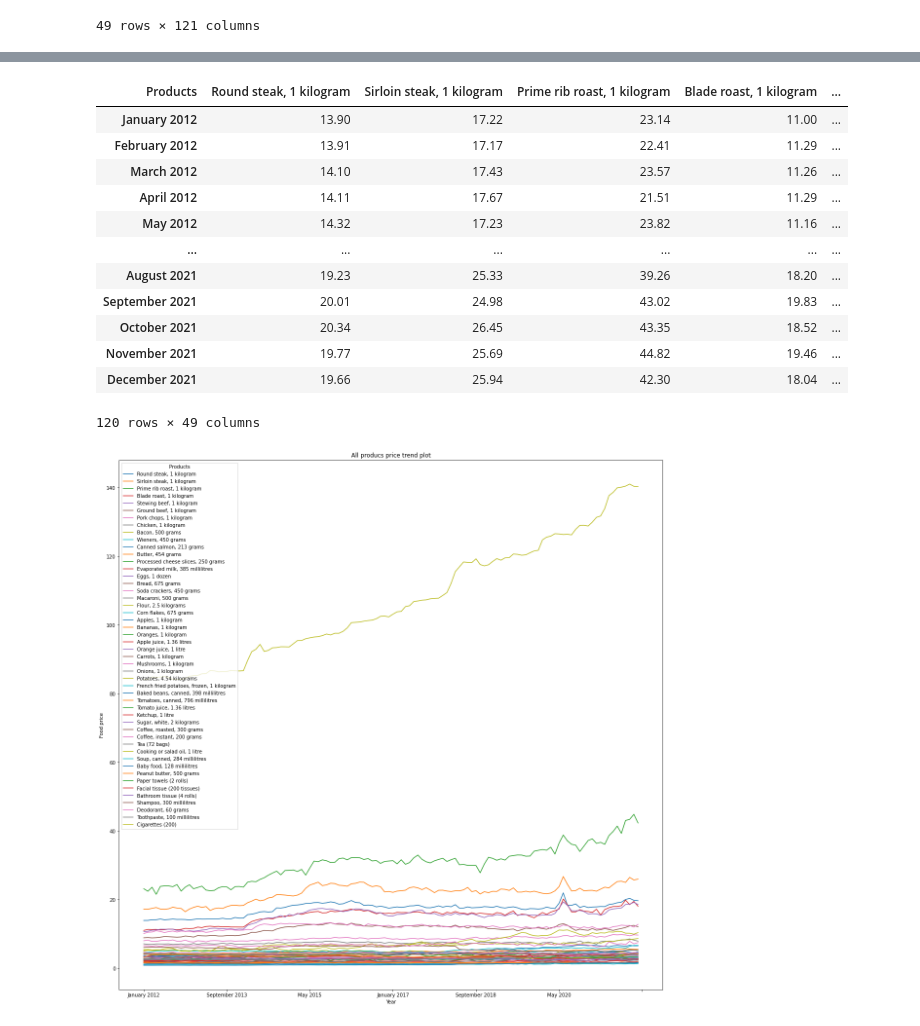
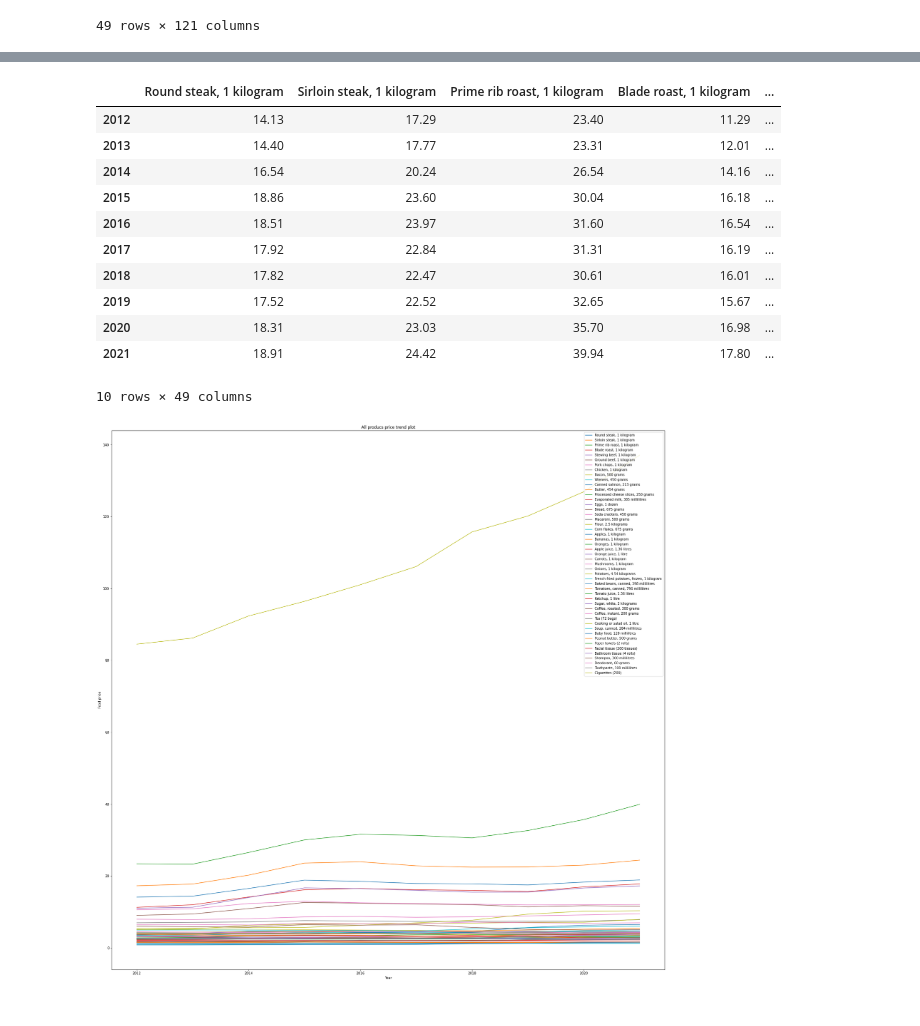
Before and after one commit to Jamie0810/Exploratory-Data-Analysis, a Jupyter notebook: cpi_analysis.ipynb, the cells around one changed output, grey strips where cells are left out. Drawn from its saved outputs; the diff is of its cells as text; code cells hidden in the pictures.

Commit message:
Optimize charts dataset

```diff
--- a/cpi_analysis.ipynb
+++ b/cpi_analysis.ipynb
@@ -485,6 +505,3 @@ df
 | 49 | Toothpaste, 100 millilitres | 2.45 | 2.40 | 2.41 | 2.42 | 2.44 | 2.37 | 2.44 | ... |
 | 50 | Cigarettes (200) | 84.06 | 84.13 | 84.83 | 84.72 | 84.78 | 84.95 | 84.64 | ... |
 49 rows × 121 columns
-# %%
-df = df.set_index('Products')
-df
@@ -510,0 +561,5 @@ df
+# %%
+df_columns = np.arange(2012, 2022) # years
+df_index = df['Products'].tolist()
+df = pd.DataFrame(data=arr1_transpose, index=df_index, columns=df_columns)
+df
@@ -516,26 +589,25 @@ df_new
 
 # By default, matplotlib take dataframe's row for x axis value, columns for y axis
 # %% [output]
-| Products | Round steak, 1 kilogram | Sirloin steak, 1 kilogram | Prime rib roast, 1 kilogram | Blade roast, 1 kilogram | ... |
-| January 2012 | 13.90 | 17.22 | 23.14 | 11.00 | ... |
-| February 2012 | 13.91 | 17.17 | 22.41 | 11.29 | ... |
-| March 2012 | 14.10 | 17.43 | 23.57 | 11.26 | ... |
-| April 2012 | 14.11 | 17.67 | 21.51 | 11.29 | ... |
-| May 2012 | 14.32 | 17.23 | 23.82 | 11.16 | ... |
-| ... | ... | ... | ... | ... | ... |
-| August 2021 | 19.23 | 25.33 | 39.26 | 18.20 | ... |
-| September 2021 | 20.01 | 24.98 | 43.02 | 19.83 | ... |
-| October 2021 | 20.34 | 26.45 | 43.35 | 18.52 | ... |
-| November 2021 | 19.77 | 25.69 | 44.82 | 19.46 | ... |
-| December 2021 | 19.66 | 25.94 | 42.30 | 18.04 | ... |
+|  | Round steak, 1 kilogram | Sirloin steak, 1 kilogram | Prime rib roast, 1 kilogram | Blade roast, 1 kilogram | ... |
+| 2012 | 14.13 | 17.29 | 23.40 | 11.29 | ... |
+| 2013 | 14.40 | 17.77 | 23.31 | 12.01 | ... |
+| 2014 | 16.54 | 20.24 | 26.54 | 14.16 | ... |
+| 2015 | 18.86 | 23.60 | 30.04 | 16.18 | ... |
+| 2016 | 18.51 | 23.97 | 31.60 | 16.54 | ... |
+| 2017 | 17.92 | 22.84 | 31.31 | 16.19 | ... |
+| 2018 | 17.82 | 22.47 | 30.61 | 16.01 | ... |
+| 2019 | 17.52 | 22.52 | 32.65 | 15.67 | ... |
+| 2020 | 18.31 | 23.03 | 35.70 | 16.98 | ... |
+| 2021 | 18.91 | 24.42 | 39.94 | 17.80 | ... |
-120 rows × 49 columns
+10 rows × 49 columns
 # %%
 import matplotlib.pyplot as plt
 # With a DataFrame, pandas creates by default one line plot for each of the columns with numeric data.
-df_new.plot(figsize=(20, 20))
+df_new.plot(figsize=(30, 30))
 plt.xlabel("Year")
 plt.ylabel("Food price")
 plt.title("All producs price trend plot")
 plt.show()
 # %% [output]
-[figure, old version]
+[figure, new version]
```
Also changed, not shown: parts of 14 cells of this notebook.
